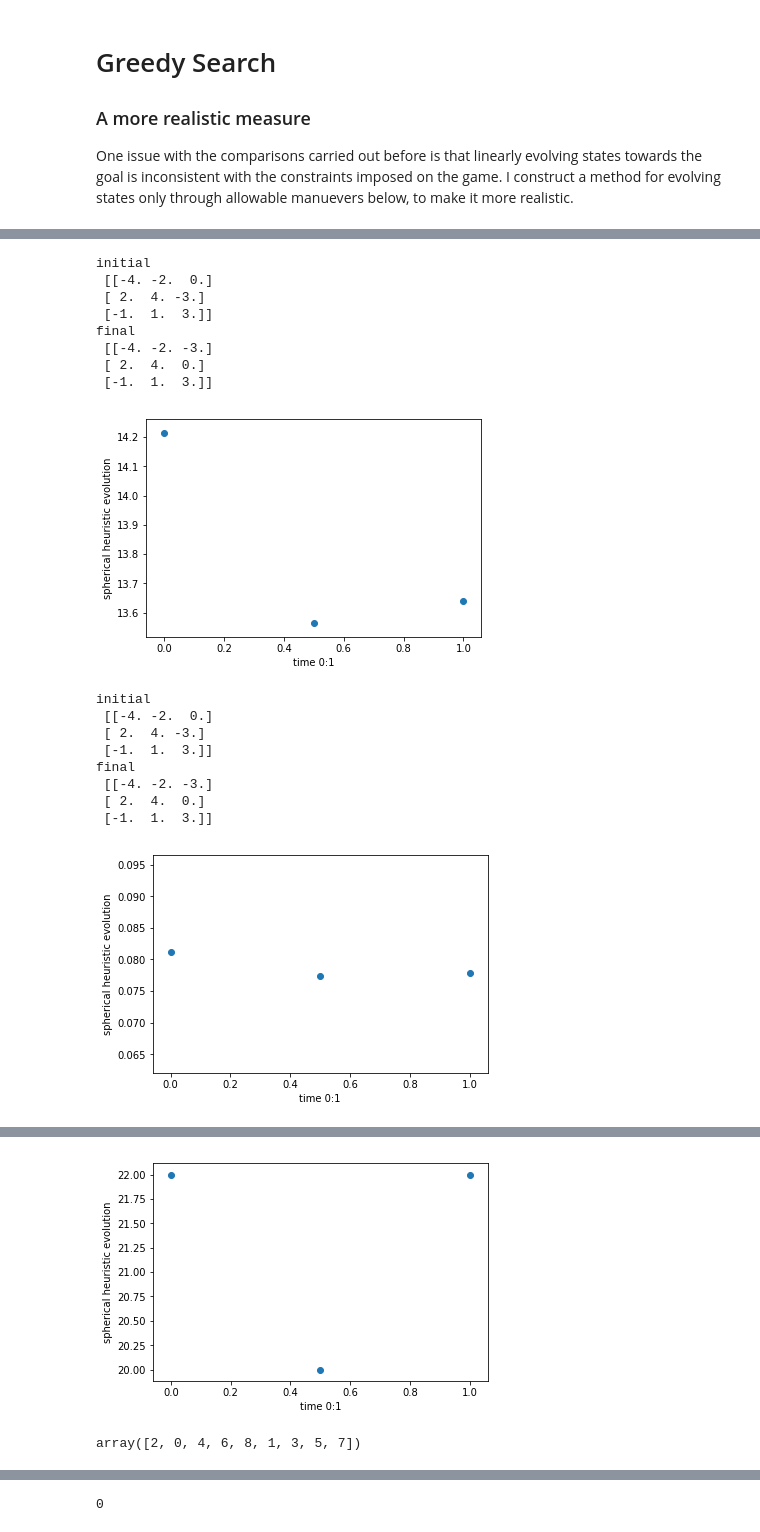
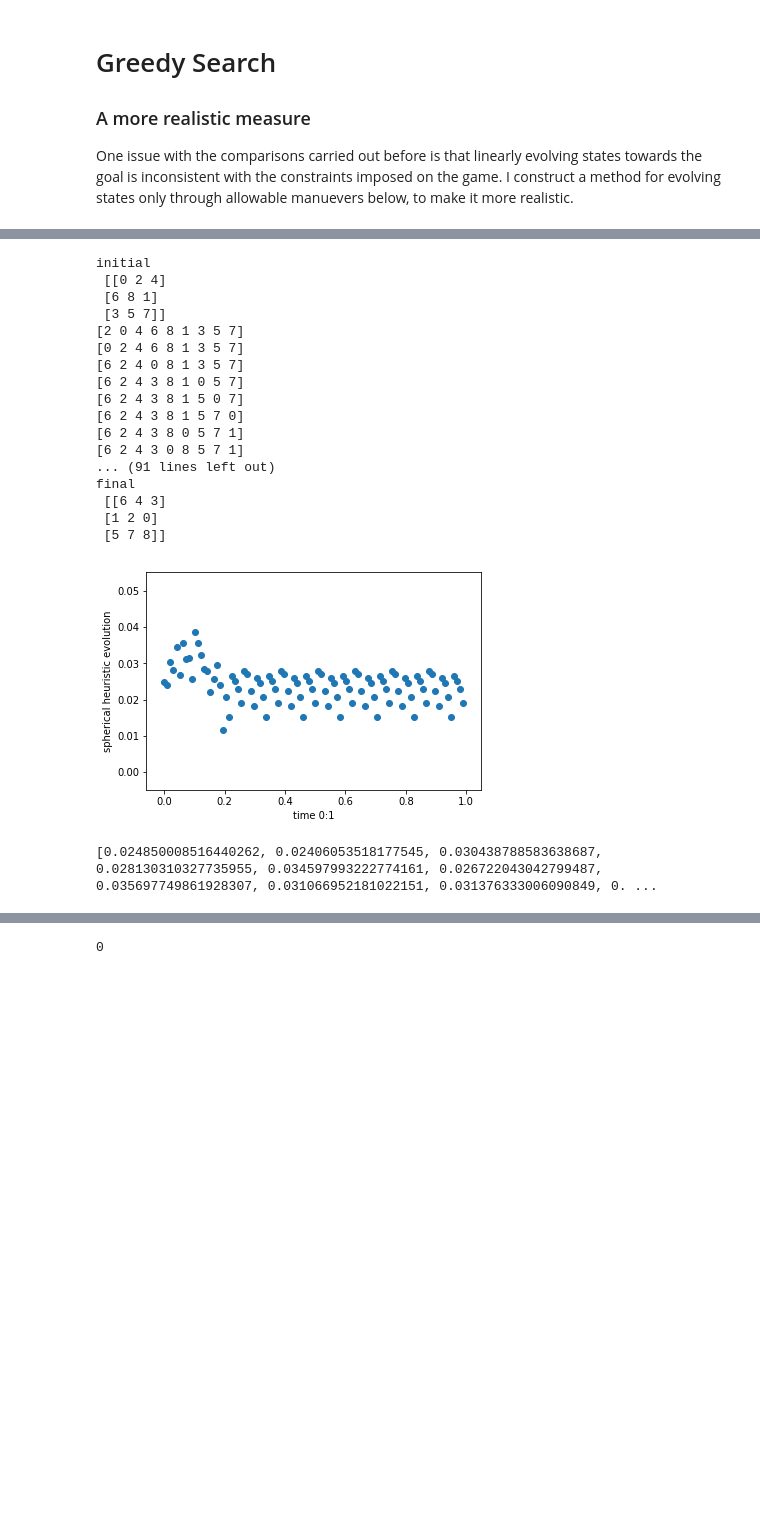
Before and after one commit to Kodyak/spherical_embedding_heuristic, a Jupyter notebook: spherical embedding search heuristic.ipynb, the cells around one changed output, grey strips where cells are left out. Saved outputs shown, nothing was run; the diff lists cells and outputs as text; code cells hidden in the pictures; blank space fills up the shorter version.

```diff
--- a/spherical embedding search heuristic.ipynb
+++ b/spherical embedding search heuristic.ipynb
@@ -878,10 +900,14 @@ def select_move(s, move_pairs, local_costs, cost_cache, state_cache):
 # %%
 ## THOUGHTS - -USE CENTERING and WRITE UPDATE FUNCTION
 
-def evolve_game(s, h, max_budget, centering = True):
+# goal state is g
+
+def evolve_game(s, h, max_budget, centered = True):
+
+    goal = g
 
     # read in state
-    if centering: temp_s = state(center(s))
+    if centered: temp_s , goal = state(center(s)) , state(center(goal))
     else: temp_s = state(s)
 
     state_cache = [s]
@@ -890,69 +916,83 @@ def evolve_game(s, h, max_budget, centering = True):
     count = 1
 
     print('initial \n' , temp_s)
-    cost_decreasing = True #initialize
+    cost_decreasing = True #initialize to true to include filter
 
-    while cost_decreasing & (count < max_budget): # could have it go till cost_cache is not decreasing
-        temp = move_map(temp_s)
+#     while cost_decreasing & (count < max_budget): # could have it go till cost_cache is not decreasing
+
+    while (temp_s != goal)&(count < max_budget): # could have it go till cost_cache is not decreasing
+
+        temp = move_map(temp_s, state_cache)
     #     print(temp)
-        costs = evaluate_moves(temp_s, temp, h, state_cache)
+        costs = evaluate_moves(temp_s, temp, h)
         temp_s, cost_cache, state_cache = select_move(temp_s, temp, costs, cost_cache, state_cache)
+
+        print(temp_s.flatten()) # debug
+
         count+=1
-        if count > 2:
-            cost_decreasing = cost_cache[-1] < cost_cache[-2]
+
+#         if count > 2:
+#             cost_decreasing = cost_cache[-1] < cost_cache[-2]
+
+
+###
+###
+###
 
     print('final \n', temp_s)
 
     x = list(range(len(cost_cache)))
-
-    plt.scatter([k/(len(cost_cache)-1) for k in x], y=cost_cache)
+    num_data = len(x)
+    plt.scatter([k/(len(cost_cache)-1) for k in x[0:num_data-1]], y=cost_cache[0:num_data-1])
 
     plt.xlabel("time 0:1")
     plt.ylabel("spherical heuristic evolution")
 
     plt.show()
 
+    print(cost_cache)
 
     temp_s = temp_s.flatten()
-    if centering: temp_s = decenter(temp_s)
+    if centered: temp_s = decenter(temp_s)
 
     return temp_s
 # %%
 s = np.array([0,2,4,6,8,1,3,5,7])
 
 def h_euc(s): # compute heuristic cost using euclidean distance
 
     assert len(s) == len(g)
 
     square_diffs = [(s[i] - g[i])**2 for i in range(len(s))]
     return np.sqrt(sum(square_diffs))
 
 def h_mink(s): # compute heuristic cost using euclidean distance
 
     assert len(s) == len(g)
 
     mink_diffs = [abs(s[i] - g[i]) for i in range(len(s))]
     return sum(mink_diffs)
 
-evolve_game(s=s, h=h_euc, max_budget=10)
-evolve_game(s=s, h=h, max_budget=10)
-evolve_game(s=s, h=h_mink, max_budget=10, centering=False)
+# evolve_game(s=s, h=h_euc, centered=False, max_budget=20)
+evolve_game(s=s, h=h, centered=False, max_budget=100)
+# evolve_game(s=s, h=h_mink, max_budget=10, centering=False)
 # %% [output]
 initial
- [[-4. -2.  0.]
- [ 2.  4. -3.]
- [-1.  1.  3.]]
+ [[0 2 4]
+ [6 8 1]
+ [3 5 7]]
+[2 0 4 6 8 1 3 5 7]
+[0 2 4 6 8 1 3 5 7]
+[6 2 4 0 8 1 3 5 7]
+[6 2 4 3 8 1 0 5 7]
+[6 2 4 3 8 1 5 0 7]
+[6 2 4 3 8 1 5 7 0]
+[6 2 4 3 8 0 5 7 1]
+[6 2 4 3 0 8 5 7 1]
+... (91 lines left out)
 final
- [[-4. -2. -3.]
- [ 2.  4.  0.]
- [-1.  1.  3.]]
+ [[6 4 3]
+ [1 2 0]
+ [5 7 8]]
-[figure, old version]
+[figure, new version]
-initial
- [[-4. -2.  0.]
- [ 2.  4. -3.]
- [-1.  1.  3.]]
-final
- [[-4. -2. -3.]
- [ 2.  4.  0.]
- [-1.  1.  3.]]
+[0.024850008516440262, 0.02406053518177545, 0.030438788583638687, 0.028130310327735955, 0.034597993222774161, 0.026722043042799487, 0.035697749861928307, 0.031066952181022151, 0.031376333006090849, 0. ...
-[figure, removed]
@@ -967,5 +1000,3 @@ final
-[figure, removed]
-array([2, 0, 4, 6, 8, 1, 3, 5, 7])
 # %%
 cost_cache = []
 s = np.array([0,2,4,6,8,1,3,5,7])
```
Also changed, not shown: parts of 13 cells of this notebook.
